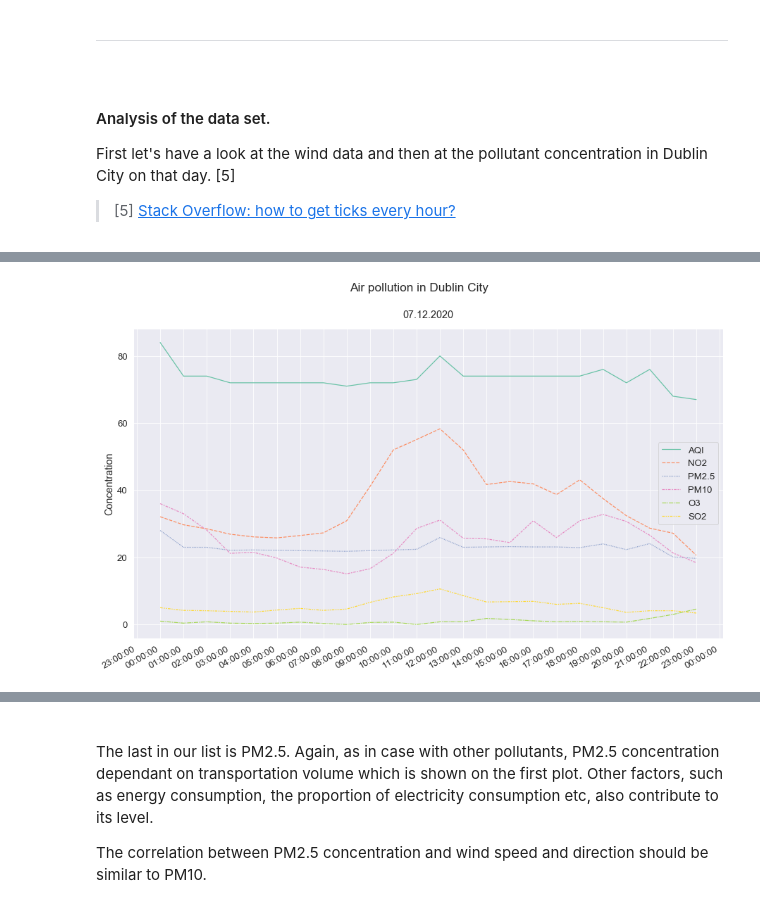
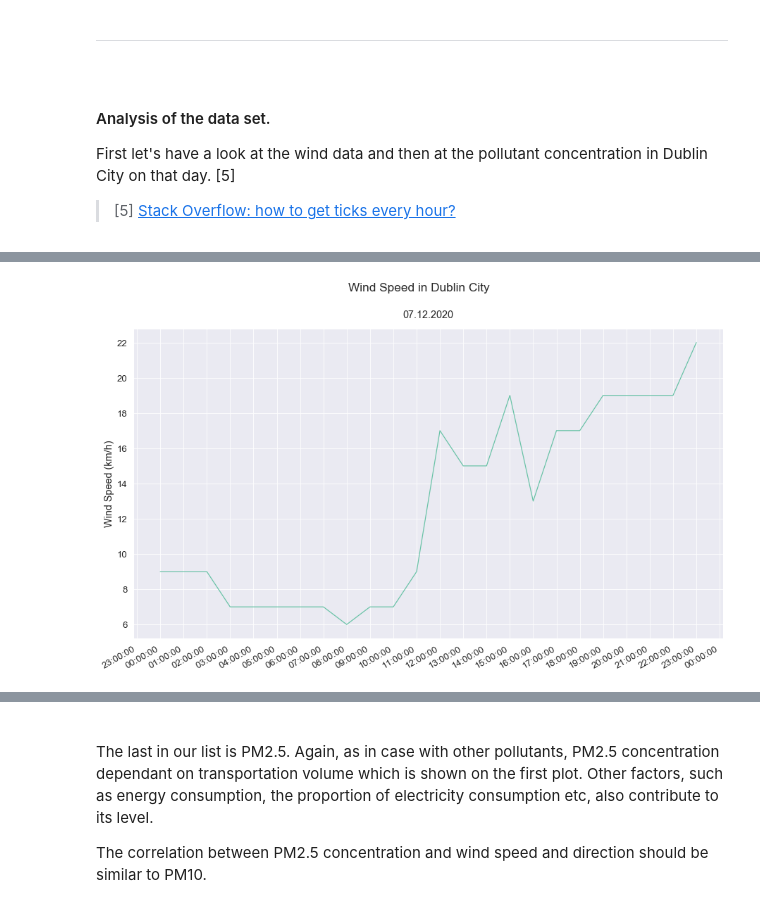
Before and after one commit to olgarozhdestvina/Air-Pollution-in-Dublin, a Jupyter notebook: Dublin_Air_Pollution.ipynb, the cells around one changed output, grey strips where cells are left out. Drawn from its saved outputs; the diff is of its cells as text; code cells hidden in the pictures.

Commit message:
Created a function to build a lineplot instead of repeating the code.

```diff
--- a/Dublin_Air_Pollution.ipynb
+++ b/Dublin_Air_Pollution.ipynb
@@ -135,23 +135,29 @@ First let's have a look at the wind data and then at the pollutant concentration
 
 > [5] [Stack Overflow: how to get ticks every hour?](https://stackoverflow.com/questions/48790378/how-to-get-ticks-every-hour)
 # %%
-# Create a figure and a set of subplots.
-fig, ax = plt.subplots()
+def make_a_plot(data, suptitle, label):
 
-# Set a title.
-fig.suptitle("Wind Speed in Dublin City")
+    """ Building plot function """
+    # Create a figure and a set of subplots.
+    fig, ax = plt.subplots()
 
-# Plot wind data.
-sns.lineplot(data=df["Wind"],ax=ax).set_title("07.12.2020", y=1.02)
+    # Set a title and a label for y axis.
+    fig.suptitle(suptitle)
+    ax.set_ylabel(label)
 
-# Makes the x axis display well.
-hours = mdates.HourLocator(interval = 1)
-h_fmt = mdates.DateFormatter('%H:%M:%S')
+    # Plot data.
+    sns.lineplot(data=data,ax=ax).set_title("07.12.2020", y=1.02)
 
-#Then tick and format with matplotlib:
-ax.xaxis.set_major_locator(hours)
-ax.xaxis.set_major_formatter(h_fmt)
-fig.autofmt_xdate()
+    # Make the x axis display well.
+    hours = mdates.HourLocator(interval = 1)
+    h_fmt = mdates.DateFormatter('%H:%M:%S')
 
-# Show the plot.
-plt.show()
+    # Tick ax axis.
+    ax.xaxis.set_major_locator(hours)
+    ax.xaxis.set_major_formatter(h_fmt)
+
+    # Format.
+    fig.autofmt_xdate()
+
+    # Show the plot.
+    plt.show()
@@ -160,25 +164,5 @@ plt.show()
-# %%
-# Create a figure and a set of subplots.
-fig, ax = plt.subplots()
-
-# Set title and label for y axis.
-fig.suptitle("Air pollution in Dublin City")
-ax.set_ylabel("Concentration")
-
-# Plot pollutants.
-pollutants = df[['AQI','NO2','PM2.5','PM10','O3','SO2']]
-sns.lineplot(data=pollutants,ax=ax).set_title("07.12.2020", y=1.02)
-
-# Makes the x axis display well.
-hours = mdates.HourLocator(interval = 1)
-h_fmt = mdates.DateFormatter('%H:%M:%S')
-
-# Then tick and format with matplotlib:
-ax.xaxis.set_major_locator(hours)
-ax.xaxis.set_major_formatter(h_fmt)
-fig.autofmt_xdate()
-
-# Show the plot.
-plt.show()
-# %% [output]
-[figure, removed]
+# %%
+# Call a function to create a plot for wind data.
+make_a_plot(df["Wind"], "Wind Speed in Dublin City", "Wind Speed (km/h)")
+# %% [output]
+[figure, added]
```
Also changed, not shown: parts of 9 cells of this notebook.
